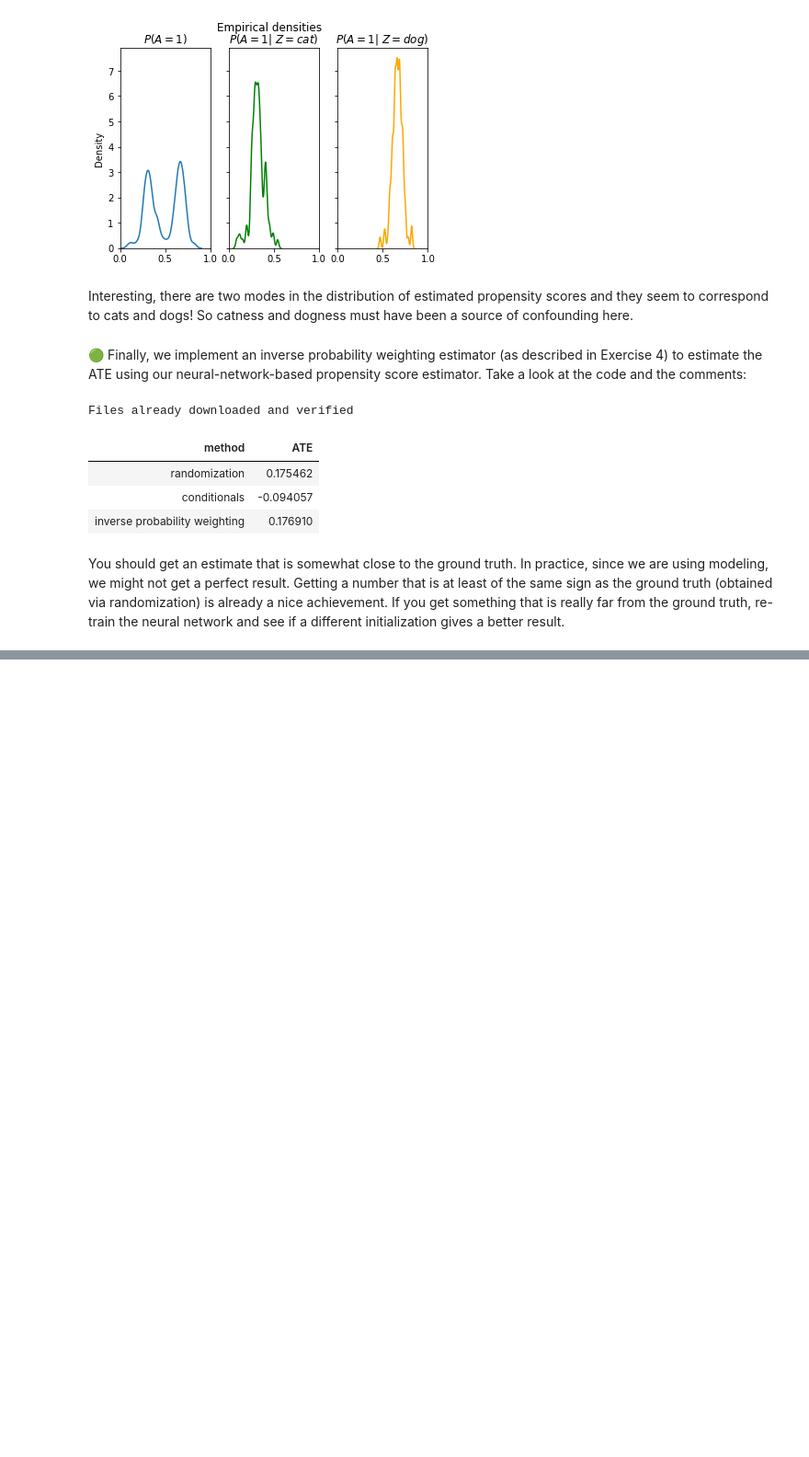
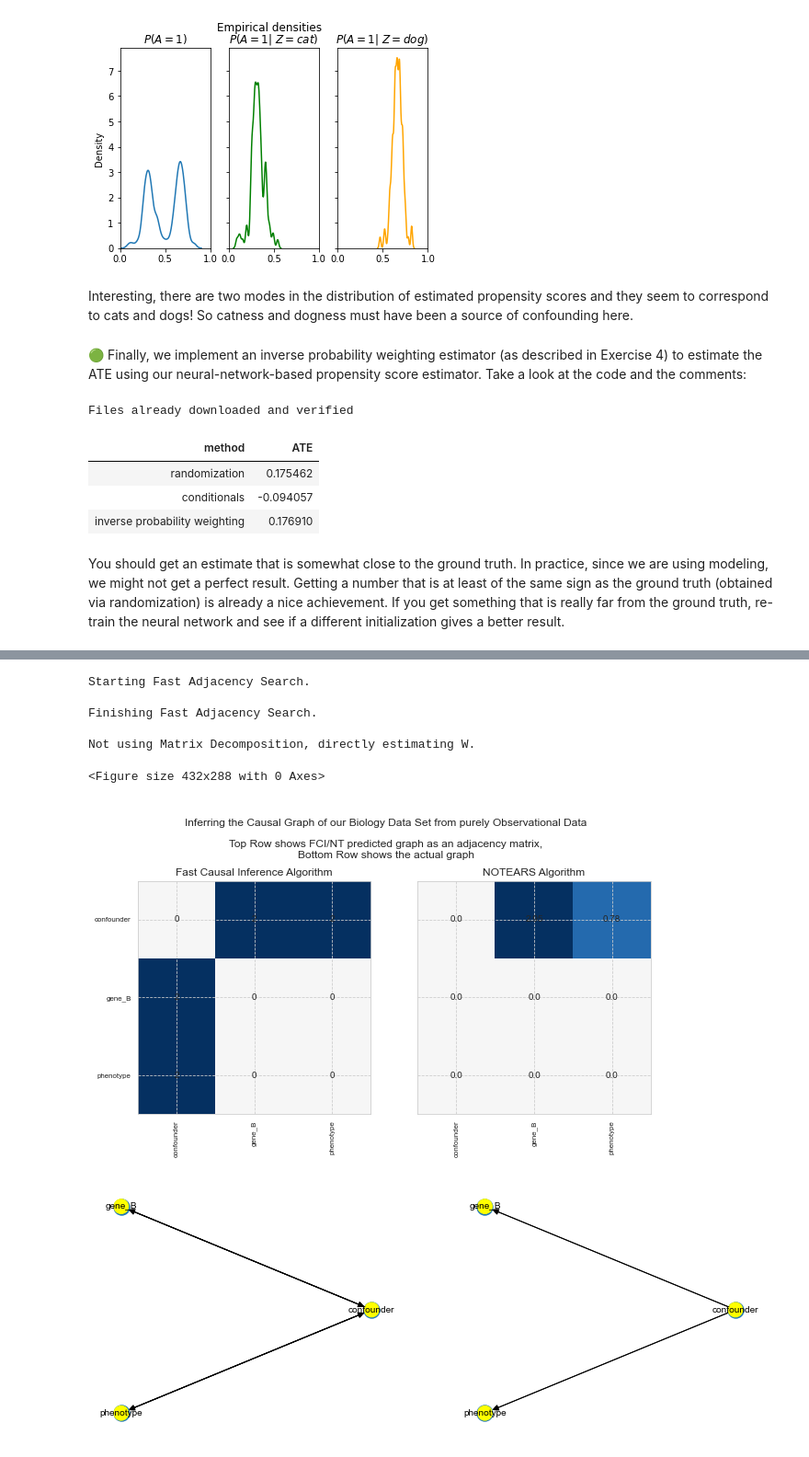
Before and after one commit to zecevic-matej/SSDS-Causal-ML, a Jupyter notebook: SSDS_2022_Hands-on_Causality_for_ML.ipynb, the cells around one changed output, grey strips where cells are left out. Shown at 92% size. Cells and saved outputs as stored; diff of their text form; code cells hidden in the pictures; blank space fills up the shorter version.

```diff
--- a/SSDS_2022_Hands-on_Causality_for_ML.ipynb
+++ b/SSDS_2022_Hands-on_Causality_for_ML.ipynb
@@ -1592,0 +1272,9 @@ pprint_ates(ate)
+# %%
+df = pd.read_csv("Dataset-Example-Phenotype-and-Genes-Nonlinear.csv")
+
+df = pd.DataFrame(np.hstack((confounder, gene_A, gene_B, phenotype)),
+                  columns=['confounder', 'gene_A', 'gene_B', 'phenotype'])
+df['distribution'] = ['observational' for _ in range(len(df))]
+
+df = df.loc[:,["confounder", "gene_B", "phenotype"]]
+df
@@ -1592,0 +1295,43 @@ pprint_ates(ate)
+# %%
+D = df.to_numpy()
+
+G_pred_fci = graph_induction(D, method="fci")
+G_pred_nt = graph_induction(D, method="notears")
+# %% [output]
+Starting Fast Adjacency Search.
+
+Finishing Fast Adjacency Search.
+
+Not using Matrix Decomposition, directly estimating W.
+# %%
+dims = G_pred.shape[0]
+dict_visualization = {
+    "Fast Causal Inference Algorithm": G_pred_fci,
+    "NOTEARS Algorithm": G_pred_nt,
+}
+
+sharex = sharey = True
+experiment_description = f'''
+Inferring the Causal Graph of our Biology Data Set from purely Observational Data\n
+Top Row shows FCI/NT predicted graph as an adjacency matrix,
+Bottom Row shows the actual graph
+'''
+suptitle = f'{experiment_description}'
+
+commonlabel = list(df.columns)
+utils.plot_all_individual(list(dict_visualization.values()),
+                    list(dict_visualization.keys()),
+                    suptitle=suptitle,
+                    alt_form=(1,2),
+                    alt_size=(10,6),
+                    sharex=sharex,
+                    sharey=sharey,
+                    commonlabel=commonlabel)
+
+dict_cyc_vis = dict_visualization
+utils.plot_digraphs_and_cycles(list(dict_cyc_vis.values()), list(dict_cyc_vis.keys()), commonlabel,
+                    alt_size=(13,5), arrowsize=14, font_size=10, node_size=250, no_cycles=True)
+# %% [output]
+<Figure size 432x288 with 0 Axes>
+[figure, added]
+[figure, added]
```
Also changed, not shown: parts of 26 cells of this notebook.
